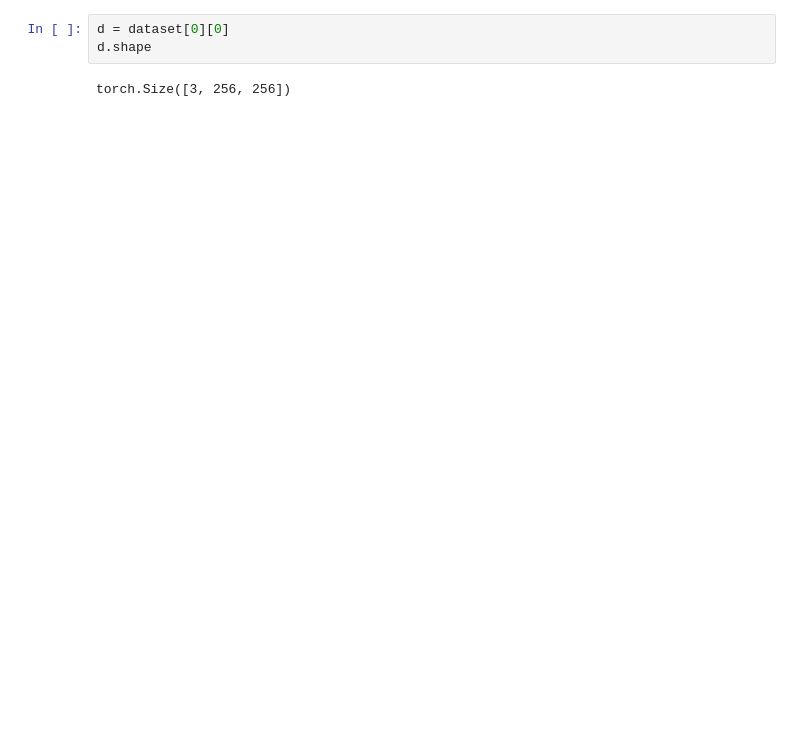
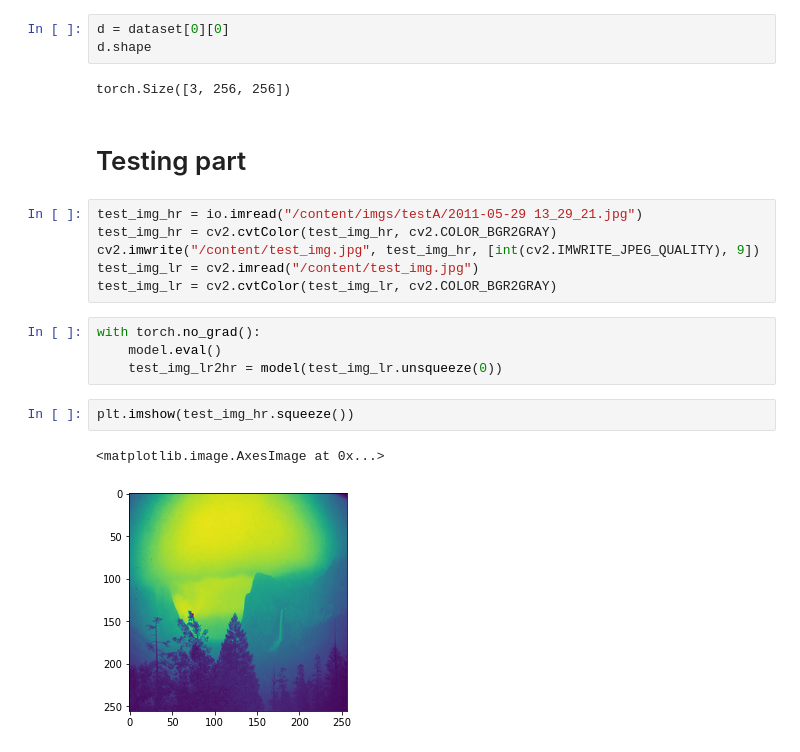
Before and after one commit to IOBananaOI/ImageQualityImprover, a Jupyter notebook: main.ipynb, the cells around one changed output. Saved outputs shown, nothing was run; the diff lists cells and outputs as text; blank space fills up the shorter version.

```diff
--- a/main.ipynb
+++ b/main.ipynb
@@ -165,3 +205,20 @@ d = dataset[0][0]
 d.shape
 # %% [output]
 torch.Size([3, 256, 256])
+# %% [markdown]
+# Testing part
+# %%
+test_img_hr = io.imread("/content/imgs/testA/2011-05-29 13_29_21.jpg")
+test_img_hr = cv2.cvtColor(test_img_hr, cv2.COLOR_BGR2GRAY)
+cv2.imwrite("/content/test_img.jpg", test_img_hr, [int(cv2.IMWRITE_JPEG_QUALITY), 9])
+test_img_lr = cv2.imread("/content/test_img.jpg")
+test_img_lr = cv2.cvtColor(test_img_lr, cv2.COLOR_BGR2GRAY)
+# %%
+with torch.no_grad():
+    model.eval()
+    test_img_lr2hr = model(test_img_lr.unsqueeze(0))
+# %%
+plt.imshow(test_img_hr.squeeze())
+# %% [output]
+<matplotlib.image.AxesImage at 0x...>
+[figure, added]
```
Also changed, not shown: parts of 15 cells of this notebook.
